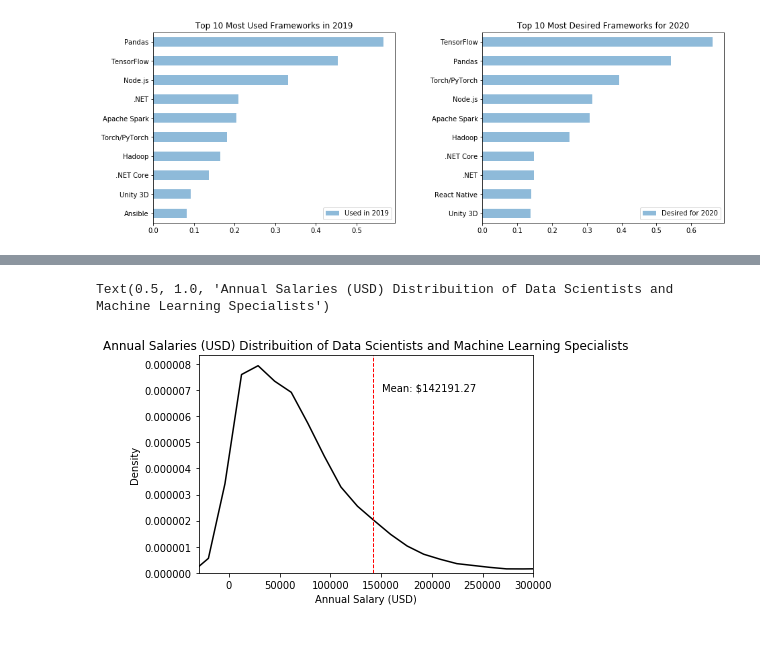
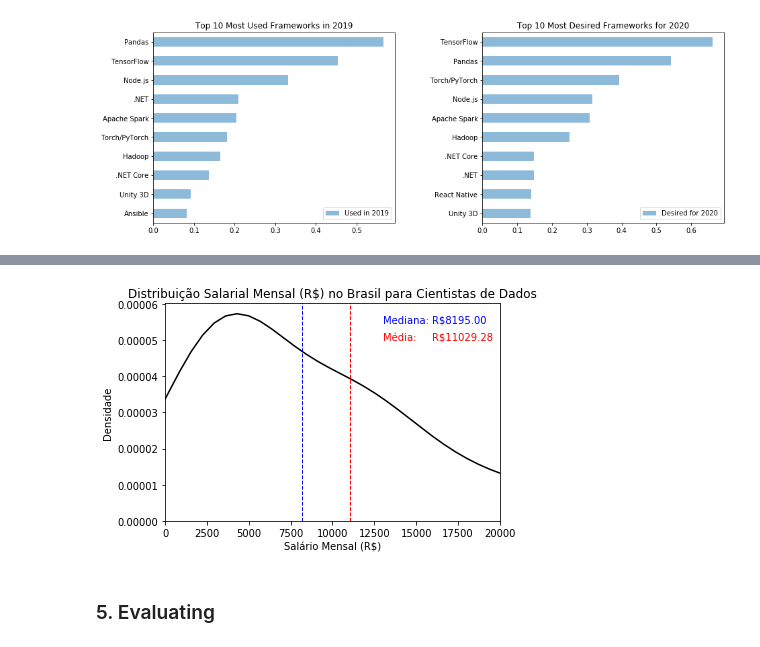
Before and after one commit to leonardohaleck/stackoverflowsurvey, a Jupyter notebook: Stack Overflow Survey 2019.ipynb, the cells around one changed output, grey strips where cells are left out. Drawn from its saved outputs; the diff is of its cells as text; code cells hidden in the pictures.

```diff
--- a/Stack Overflow Survey 2019.ipynb
+++ b/Stack Overflow Survey 2019.ipynb
@@ -125,15 +241,19 @@ plot = ranking(df_2019_clean_DS, columns, legends)
 
 df_2019_DS_Salary = df_2019_clean_DS.dropna(subset=['ConvertedComp'])
 # %%
-# Plotting the mean salary and salaries distribuition of Data Scientists and Machine Learning Specialists
+# Plotting the mean/median salary and salaries distribuition of Data Scientists and Machine Learning Specialists
 
-plt.xlim(-30000,300000)
-sns.distplot(df_2019_DS_Salary['ConvertedComp'], hist = False, color='k', bins=200)
-plt.xlabel('Annual Salary (USD)')
-plt.ylabel('Density')
-plt.axvline(df_2019_DS_Salary['ConvertedComp'].mean(), color='r', linestyle='dashed', linewidth=1)
-plt.annotate('Mean: ${:.2f}'.format(df_2019_DS_Salary['ConvertedComp'].mean()), xy=(151000, 0.000007))
-plt.title('Annual Salaries (USD) Distribuition of Data Scientists and Machine Learning Specialists')
+plt.xlim(0,20000)
+sns.distplot(df_2019_DS_Salary[df_2019_DS_Salary['Country'] == 'Brazil']['ConvertedComp'] / 12 * 5, hist = False, color='k', bins=200)
+plt.xlabel('Salário Mensal (R$)')
+plt.ylabel('Densidade')
+plt.axvline(df_2019_DS_Salary[df_2019_DS_Salary['Country'] == 'Brazil']['ConvertedComp'].median() / 12 * 5, color='b', linestyle='dashed', linewidth=1)
+plt.annotate('Mediana: R${:.2f}'.format(df_2019_DS_Salary[df_2019_DS_Salary['Country'] == 'Brazil']['ConvertedComp'].median()/12*5), xy=(13000, 0.000055), color='b')
+plt.axvline(df_2019_DS_Salary[df_2019_DS_Salary['Country'] == 'Brazil']['ConvertedComp'].mean() / 12 * 5, color='r', linestyle='dashed', linewidth=1)
+plt.annotate('Média:     R${:.2f}'.format(df_2019_DS_Salary[df_2019_DS_Salary['Country'] == 'Brazil']['ConvertedComp'].mean()/12*5), xy=(13000, 0.00005), color='r')
+plt.title('Distribuição Salarial Mensal (R$) no Brasil para Cientistas de Dados')
+plt.show()
 # %% [output]
-Text(0.5, 1.0, 'Annual Salaries (USD) Distribuition of Data Scientists and Machine Learning Specialists')
-[figure, old version]
+[figure, new version]
+# %% [markdown]
+### 5. Evaluating
```
Also changed, not shown: parts of 17 cells of this notebook.
